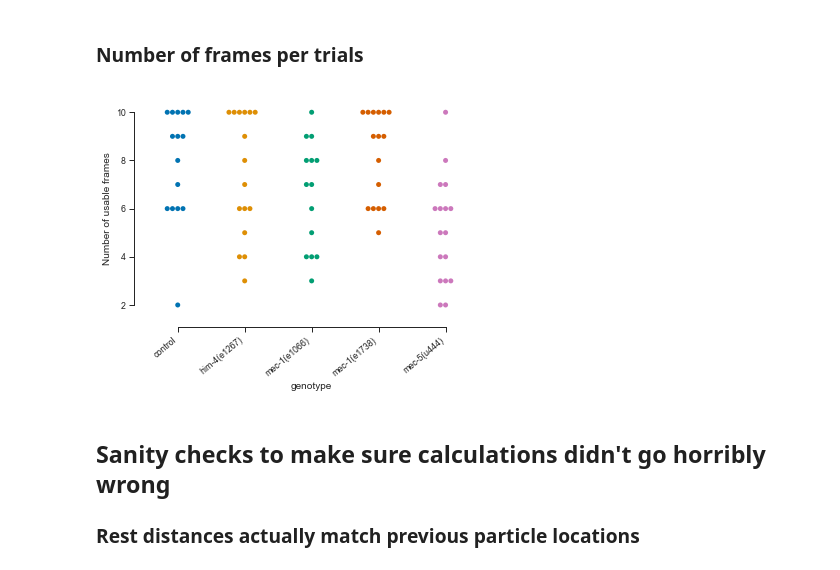
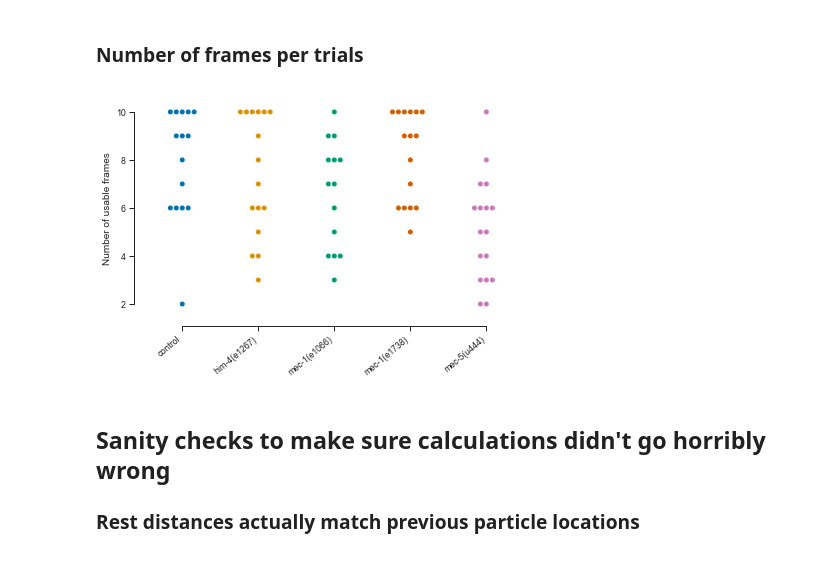
Before and after one commit to anekimken/SSN_ImageAnalysis, a Jupyter notebook: Notebooks/Displacement and Strain Plots.ipynb, the cells around one changed output. Drawn from its saved outputs; the diff is of its cells as text; code cells hidden in the pictures.

```diff
--- a/Notebooks/Displacement and Strain Plots.ipynb
+++ b/Notebooks/Displacement and Strain Plots.ipynb
@@ -1803,17 +1705,20 @@ Ttest_indResult(statistic=-0.30970075601227726, pvalue=0.7572241516056211)
 # %% [markdown]
 ### Number of frames per trials
 # %%
-ax = sns.swarmplot(x='genotype', y='frame',
-                   data=linked_mitos_df.groupby('Experiment_id', as_index=False).max())
+fig, ax = plt.subplots(constrained_layout=True)
+
+sns.swarmplot(x='genotype', y='frame', ax=ax,
+              data=linked_mitos_df.groupby('Experiment_id', as_index=False).max())
 ax.set_ylabel('Number of usable frames')
+ax.xaxis.label.set_visible(False)
 xlabels = ax.get_xticklabels()
 sns.despine(offset=10, trim=True)
 ax.set_xticklabels(xlabels, rotation=40, ha='right');
 
-fig = ax.get_figure()
+# fig = ax.get_figure()
 fig.savefig(fig_save_dir + 'NumFramesPerTrial.eps')
 # %% [output]
-[figure, old version]
+[figure, new version]
 # %% [markdown]
 ## Sanity checks to make sure calculations didn't go horribly wrong
 ### Rest distances actually match previous particle locations
```
Also changed, not shown: parts of 25 cells of this notebook.
